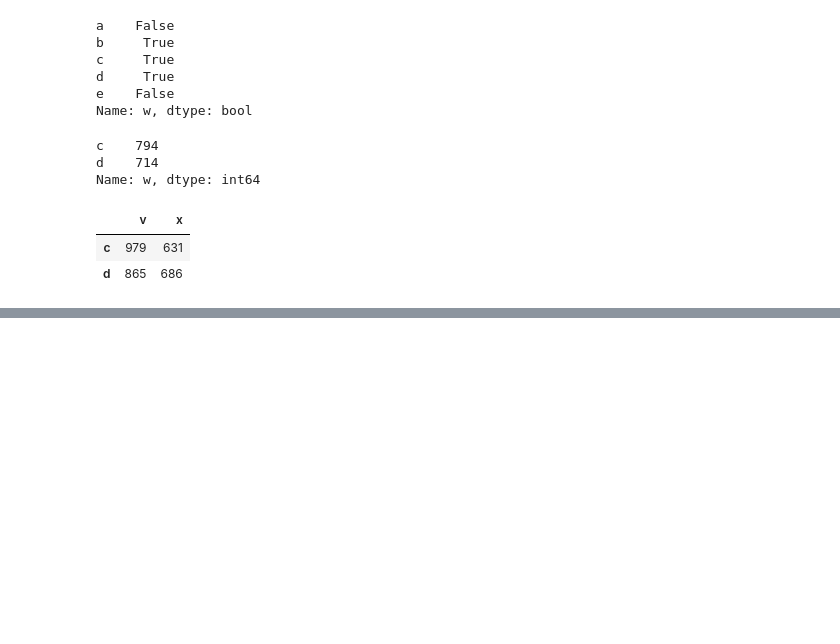
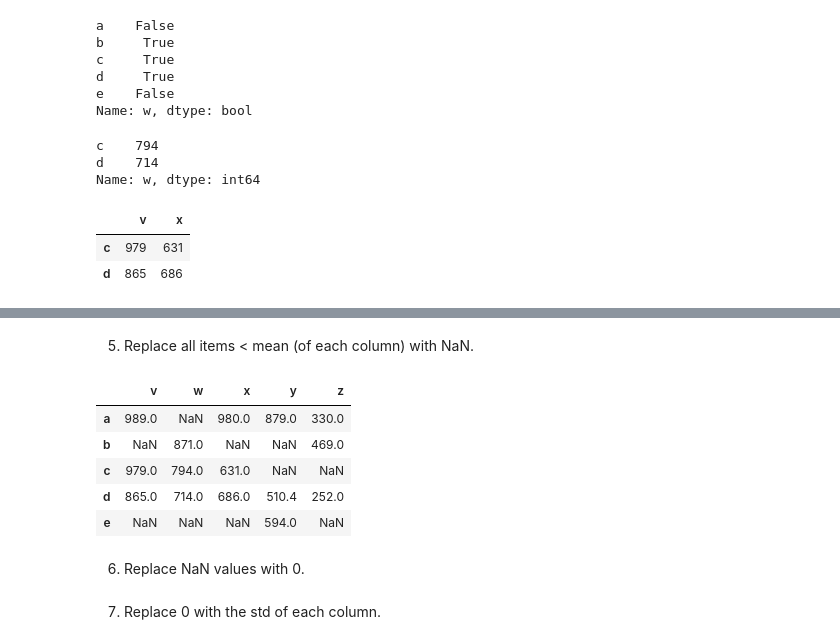
Before and after one commit to ramlaxman/cisco-data-science-2020-sept, a Jupyter notebook: Cisco — 2020 September 22.ipynb, the cells around one changed output, grey strips where cells are left out. Drawn from its saved outputs; the diff is of its cells as text; code cells hidden in the pictures; blank space fills up the shorter version.

```diff
--- a/Cisco — 2020 September 22.ipynb
+++ b/Cisco — 2020 September 22.ipynb
@@ -1522,0 +1535,16 @@ df[['v', 'x']][(df['w'] % 2 == 0) &
+# %% [markdown]
+5. Replace all items < mean (of each column) with NaN.
+# %%
+df[df < df.mean()] = NaN
+df
+# %% [output]
+|  | v | w | x | y | z |
+| a | 989.0 | NaN | 980.0 | 879.0 | 330.0 |
+| b | NaN | 871.0 | NaN | NaN | 469.0 |
+| c | 979.0 | 794.0 | 631.0 | NaN | NaN |
+| d | 865.0 | 714.0 | 686.0 | 510.4 | 252.0 |
+| e | NaN | NaN | NaN | 594.0 | NaN |
+# %% [markdown]
+6. Replace NaN values with 0.
+# %% [markdown]
+7. Replace 0 with the std of each column.
```
Also changed, not shown: parts of 2 cells of this notebook.
